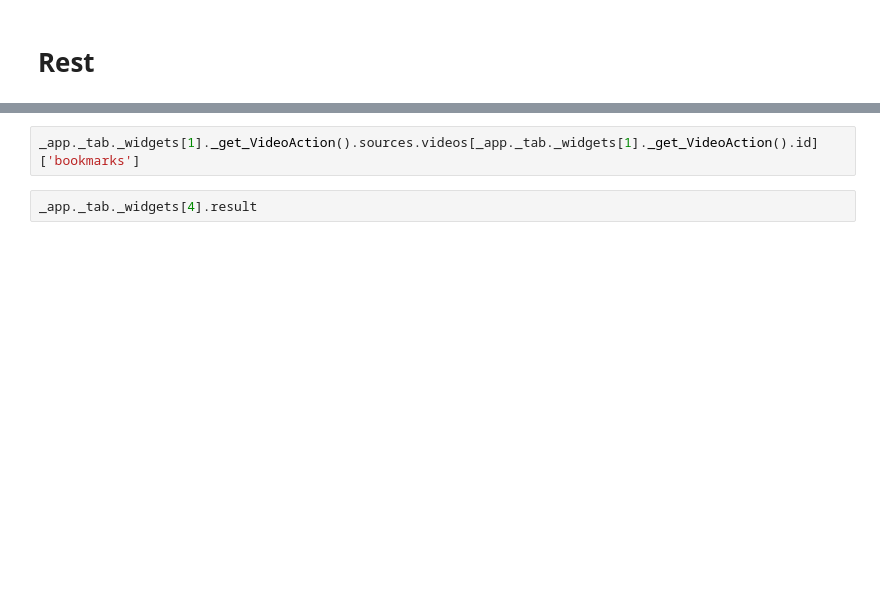
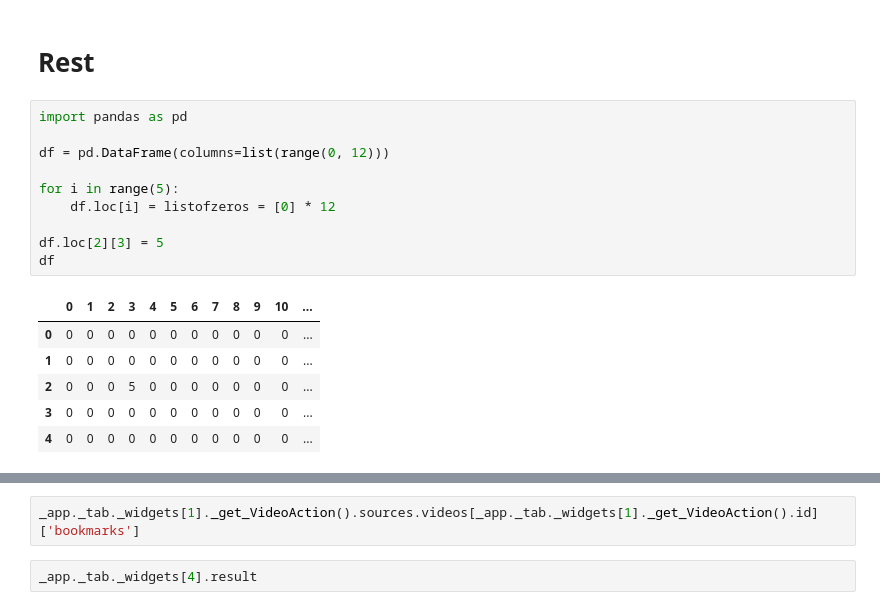
Before and after one commit to scray/scray, a Jupyter notebook: projects/edge/coral/actions/video_actions.ipynb, the cells around one changed output, grey strips where cells are left out. Saved outputs shown, nothing was run; the diff lists cells and outputs as text; blank space fills up the shorter version.

```diff
--- a/projects/edge/coral/actions/video_actions.ipynb
+++ b/projects/edge/coral/actions/video_actions.ipynb
@@ -2218,2 +2162,19 @@ Point(x=260.37402, y=480.0)
 # %% [markdown]
 # Rest
+# %%
+import pandas as pd
+
+df = pd.DataFrame(columns=list(range(0, 12)))
+
+for i in range(5):
+    df.loc[i] = listofzeros = [0] * 12
+
+df.loc[2][3] = 5
+df
+# %% [output]
+|  | 0 | 1 | 2 | 3 | 4 | 5 | 6 | 7 | 8 | 9 | 10 | ... |
+| 0 | 0 | 0 | 0 | 0 | 0 | 0 | 0 | 0 | 0 | 0 | 0 | ... |
+| 1 | 0 | 0 | 0 | 0 | 0 | 0 | 0 | 0 | 0 | 0 | 0 | ... |
+| 2 | 0 | 0 | 0 | 5 | 0 | 0 | 0 | 0 | 0 | 0 | 0 | ... |
+| 3 | 0 | 0 | 0 | 0 | 0 | 0 | 0 | 0 | 0 | 0 | 0 | ... |
+| 4 | 0 | 0 | 0 | 0 | 0 | 0 | 0 | 0 | 0 | 0 | 0 | ... |
```
Also changed, not shown: parts of 18 cells of this notebook, 2 other files.
